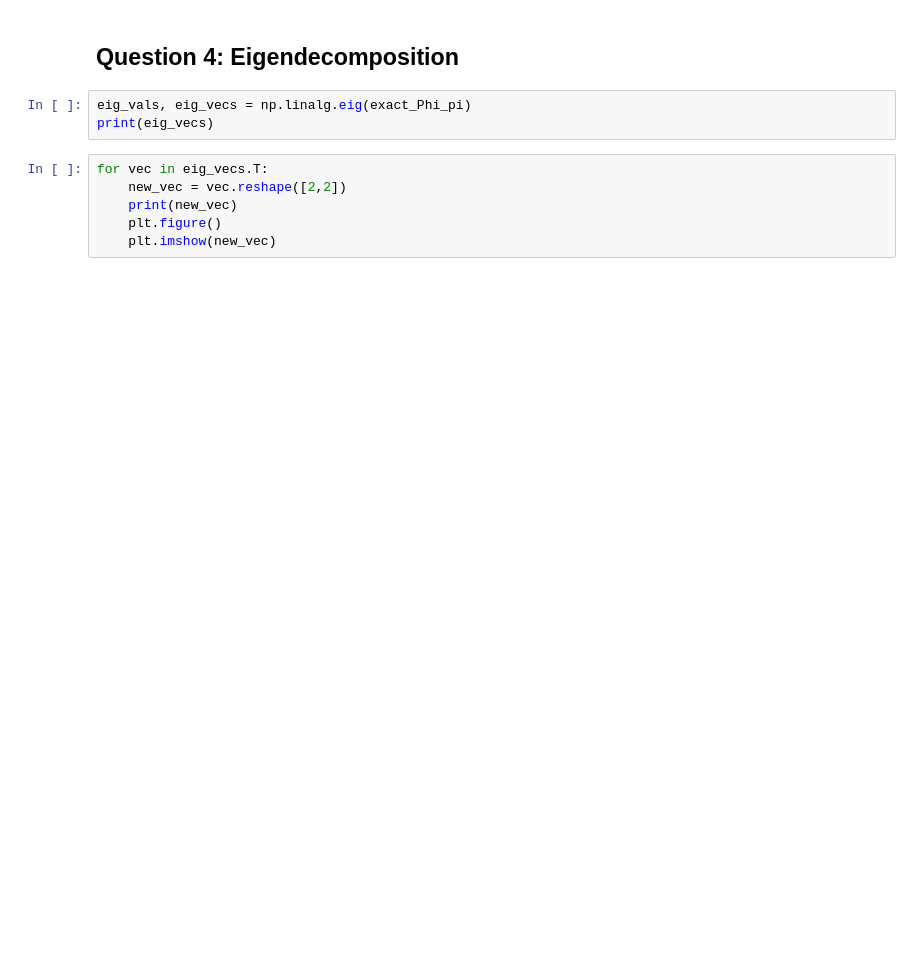
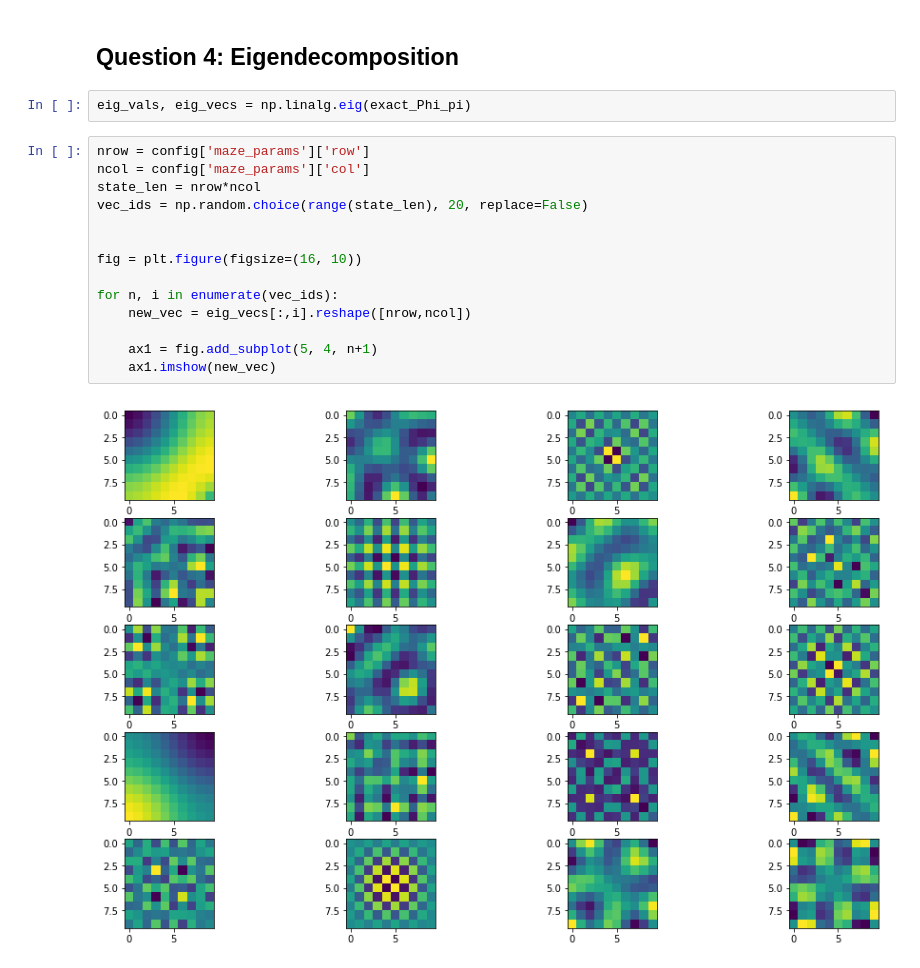
Before and after one commit to rllabmcgill/gvfs-and-sr-dayan-hunt, a Jupyter notebook: Learning_SR.ipynb, the cells around one changed output. Cells and saved outputs as stored; diff of their text form; blank space fills up the shorter version.

```diff
--- a/Learning_SR.ipynb
+++ b/Learning_SR.ipynb
@@ -166,10 +188,19 @@ plt.legend()
 ## Question 4: Eigendecomposition
 # %%
 eig_vals, eig_vecs = np.linalg.eig(exact_Phi_pi)
-print(eig_vecs)
-# %%
-for vec in eig_vecs.T:
-    new_vec = vec.reshape([2,2])
-    print(new_vec)
-    plt.figure()
-    plt.imshow(new_vec)
+# %%
+nrow = config['maze_params']['row']
+ncol = config['maze_params']['col']
+state_len = nrow*ncol
+vec_ids = np.random.choice(range(state_len), 20, replace=False)
+
+
+fig = plt.figure(figsize=(16, 10))
+
+for n, i in enumerate(vec_ids):
+    new_vec = eig_vecs[:,i].reshape([nrow,ncol])
+
+    ax1 = fig.add_subplot(5, 4, n+1)
+    ax1.imshow(new_vec)
+# %% [output]
+[figure, added]
```
Also changed, not shown: parts of 19 cells of this notebook, 2 other files.
